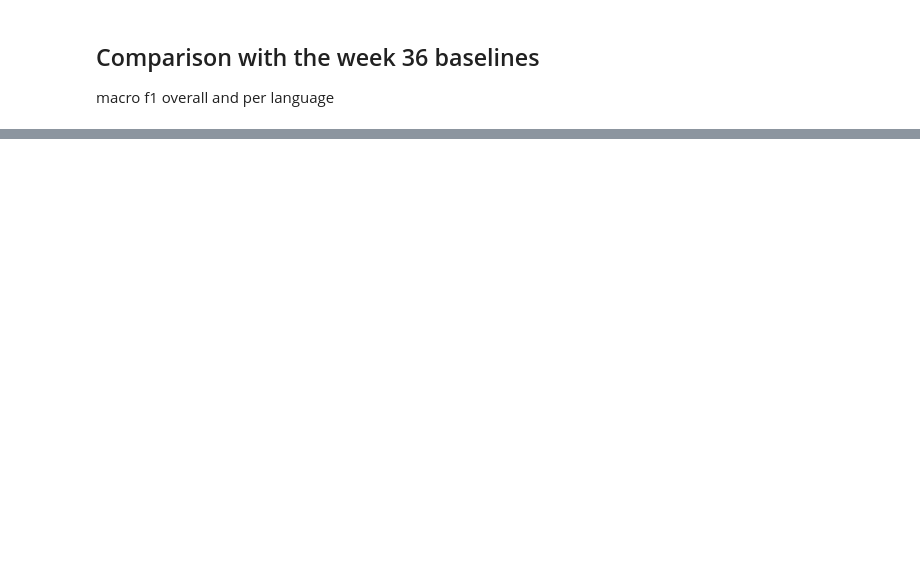
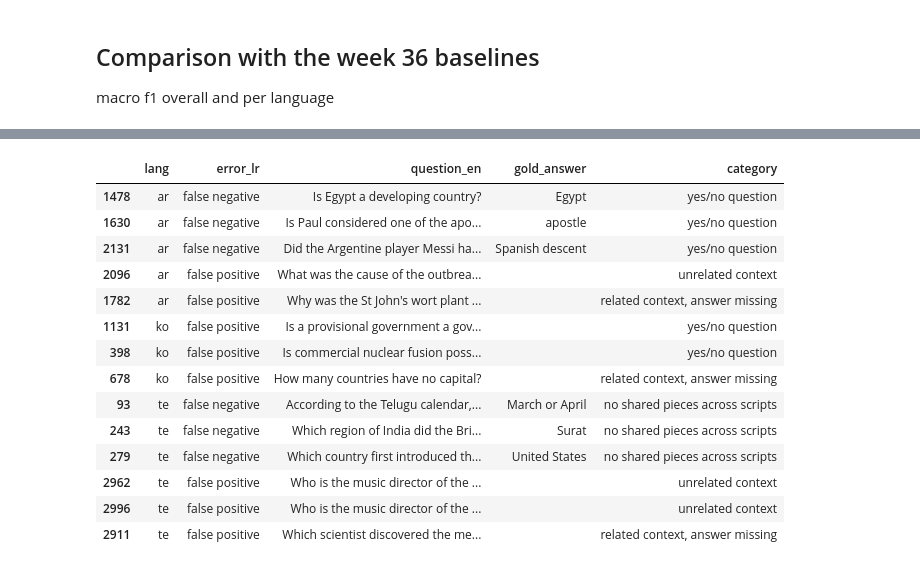
Before and after one commit to Legenden84/msc-nlp-2026, a Jupyter notebook: project_notebooks/nlp_project_w39.ipynb, the cells around one changed output, grey strips where cells are left out. Saved outputs shown, nothing was run; the diff lists cells and outputs as text; code cells hidden in the pictures; blank space fills up the shorter version.

```diff
--- a/project_notebooks/nlp_project_w39.ipynb
+++ b/project_notebooks/nlp_project_w39.ipynb
@@ -672,0 +759,39 @@ comparison
+# %%
+# claude
+# manual inspection of the 14 sampled errors: English translation and failure category
+error_annotations = {
+    1478: ("Is Egypt a developing country?", "yes/no question"),
+    1630: ("Is Paul considered one of the apostles of Christ?", "yes/no question"),
+    2131: ("Did the Argentine player Messi have Spanish nationality before joining the Argentine national team?", "yes/no question"),
+    2096: ("What was the cause of the outbreak of the Angolan civil war?", "unrelated context"),
+    1782: ("Why was the St John's wort plant given this name?", "related context, answer missing"),
+    1131: ("Is a provisional government a government formed temporarily to end anarchy after the previous government collapsed?", "yes/no question"),
+    398: ("Is commercial nuclear fusion possible?", "yes/no question"),
+    678: ("How many countries have no capital?", "related context, answer missing"),
+    93: ("According to the Telugu calendar, in which English month does the new year begin?", "no shared pieces across scripts"),
+    243: ("Which region of India did the British occupy first?", "no shared pieces across scripts"),
+    279: ("Which country first introduced the Internal Revenue Service?", "no shared pieces across scripts"),
+    2962: ("Who is the music director of the film Munna?", "unrelated context"),
+    2996: ("Who is the music director of the film Munna?", "unrelated context"),
+    2911: ("Which scientist discovered the medicine for malaria?", "related context, answer missing"),
+}
+assert sorted(error_sample.index) == sorted(error_annotations)
+error_sample["question_en"] = [error_annotations[index][0] for index in error_sample.index]
+error_sample["category"] = [error_annotations[index][1] for index in error_sample.index]
+error_sample[["lang", "error_lr", "question_en", "gold_answer", "category"]]
+# %% [output]
+|  | lang | error_lr | question_en | gold_answer | category |
+| 1478 | ar | false negative | Is Egypt a developing country? | Egypt | yes/no question |
+| 1630 | ar | false negative | Is Paul considered one of the apo... | apostle | yes/no question |
+| 2131 | ar | false negative | Did the Argentine player Messi ha... | Spanish descent | yes/no question |
+| 2096 | ar | false positive | What was the cause of the outbrea... |  | unrelated context |
+| 1782 | ar | false positive | Why was the St John's wort plant ... |  | related context, answer missing |
+| 1131 | ko | false positive | Is a provisional government a gov... |  | yes/no question |
+| 398 | ko | false positive | Is commercial nuclear fusion poss... |  | yes/no question |
+| 678 | ko | false positive | How many countries have no capital? |  | related context, answer missing |
+| 93 | te | false negative | According to the Telugu calendar,... | March or April | no shared pieces across scripts |
+| 243 | te | false negative | Which region of India did the Bri... | Surat | no shared pieces across scripts |
+| 279 | te | false negative | Which country first introduced th... | United States | no shared pieces across scripts |
+| 2962 | te | false positive | Who is the music director of the ... |  | unrelated context |
+| 2996 | te | false positive | Who is the music director of the ... |  | unrelated context |
+| 2911 | te | false positive | Which scientist discovered the me... |  | related context, answer missing |
```
Also changed, not shown: parts of 22 cells of this notebook, 1 other file.
